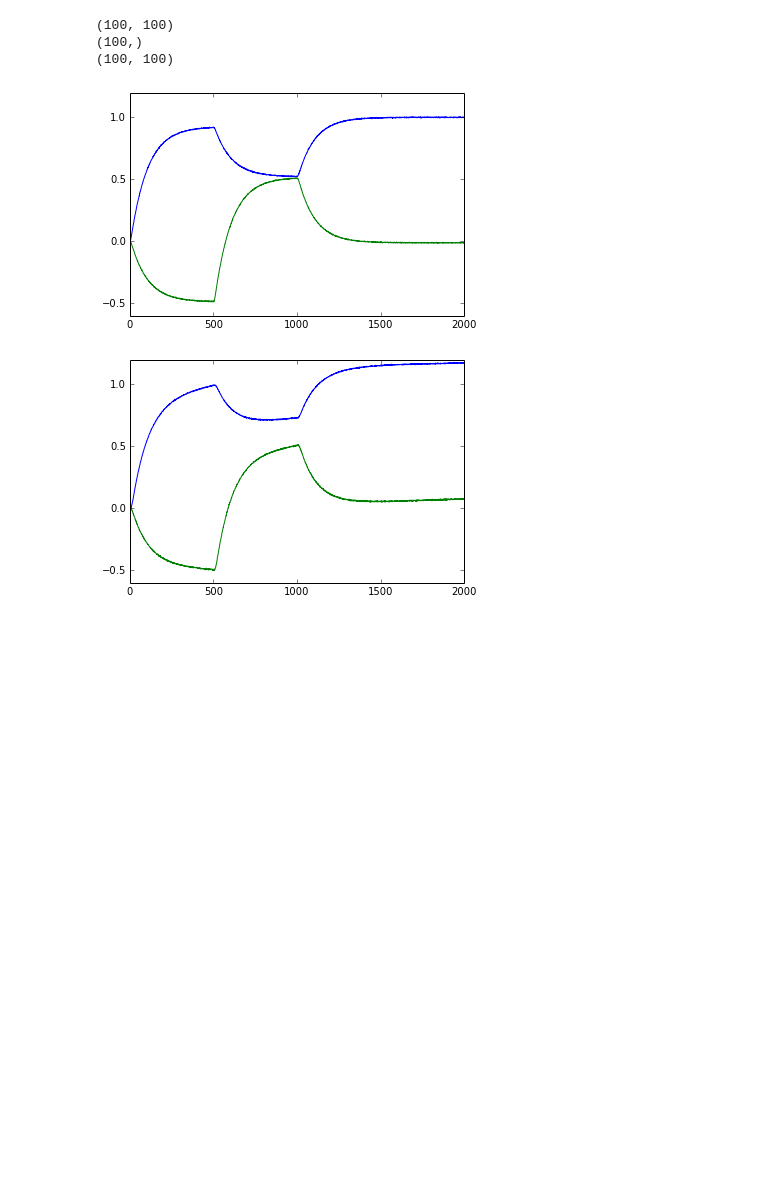
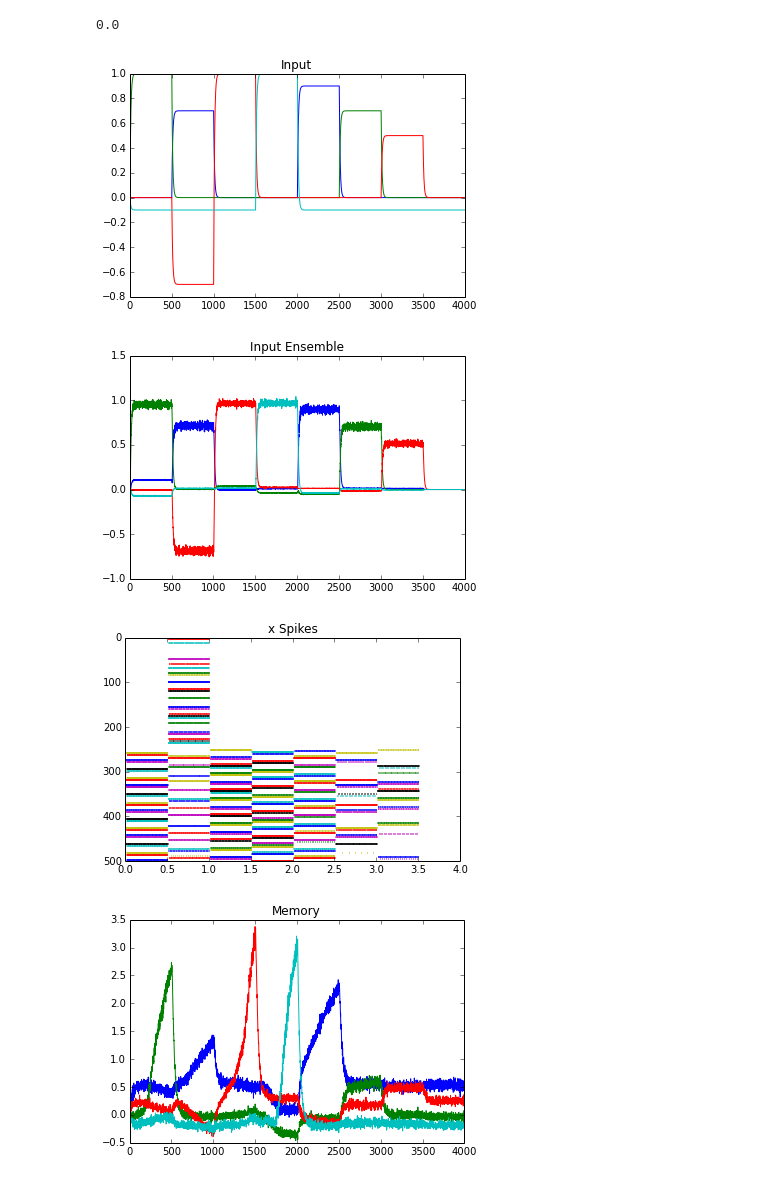
Before and after one commit to xbkong/nengo, a Jupyter notebook: examples/hebb_autoassociative.ipynb, the cells around one changed output. Drawn from its saved outputs; the diff is of its cells as text; code cells hidden in the pictures; blank space fills up the shorter version.

```diff
--- a/examples/hebb_autoassociative.ipynb
+++ b/examples/hebb_autoassociative.ipynb
@@ -31,20 +0,0 @@ p_a = nengo.Probe(a, "decoded_output", filter=0.1)
-# %%
-sim = nengo.Simulator(m)
-sim.run(2)
-
-figure()
-plot(sim.data(p_x))
-
-figure()
-plot(sim.data(p_a))
-
-#figure()
-#plot([np.linalg.norm(s) for s in sim.data(p_hebb)])
-
-show()
-# %% [output]
-(100, 100)
-(100,)
-(100, 100)
-[figure, removed]
-[figure, removed]
@@ -50,0 +67,48 @@ show()
+# %%
+from nengo.matplotlib import rasterplot
+
+sim = nengo.Simulator(m)
+sim.run(4)
+
+
+#print test_conn._decoders.shape
+#print test_conn.post.encoders.shape
+#de = np.dot(test_conn.post.encoders, test_conn._decoders)
+#print np.linalg.norm(np.dot(de, np.eye(500)[100,:]))
+
+
+figure()
+title('Input')
+plot(sim.data(p_inp))
+
+#figure()
+#title('Test')
+#plot(sim.data(p_test))
+
+figure()
+title('Input Ensemble')
+plot(sim.data(p_x))
+
+figure()
+title('x Spikes')
+rasterplot(sim.trange(), sim.data(spikes_x))
+
+figure()
+title('Memory')
+plot(sim.data(p_a))
+
+figure()
+title('Memory Spikes')
+rasterplot(sim.trange(), sim.data(spikes_a))
+
+figure()
+title('Clean Input')
+plot(sim.data(p_x_clean))
+
+show()
+# %% [output]
+0.0
+[figure, added]
+[figure, added]
+[figure, added]
+[figure, added]
```
Also changed, not shown: parts of 3 cells of this notebook, 2 other files.
